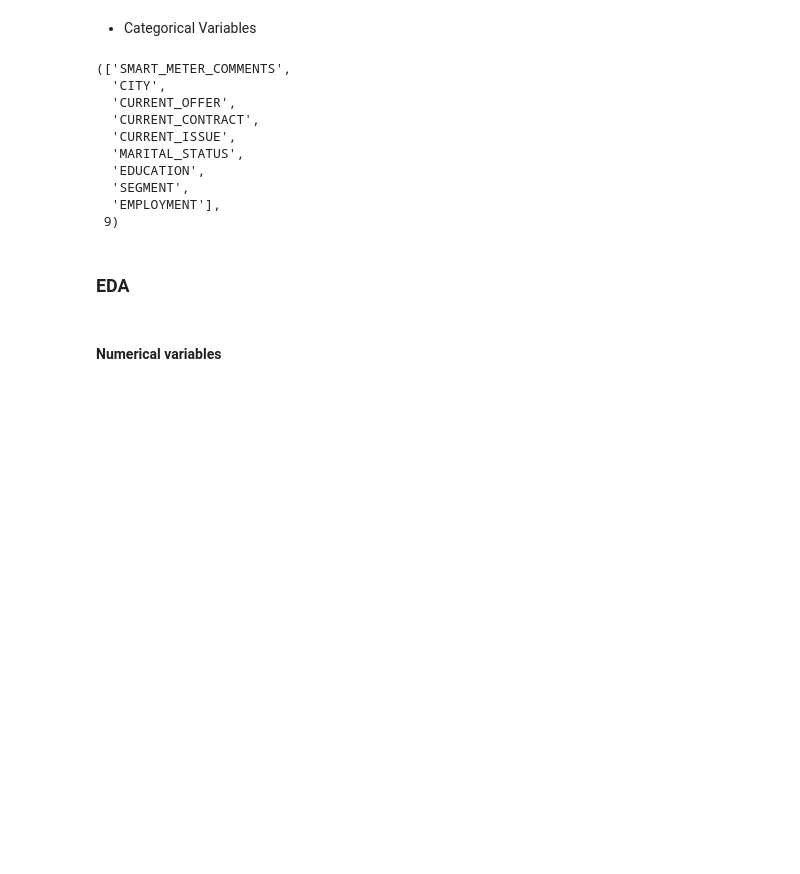
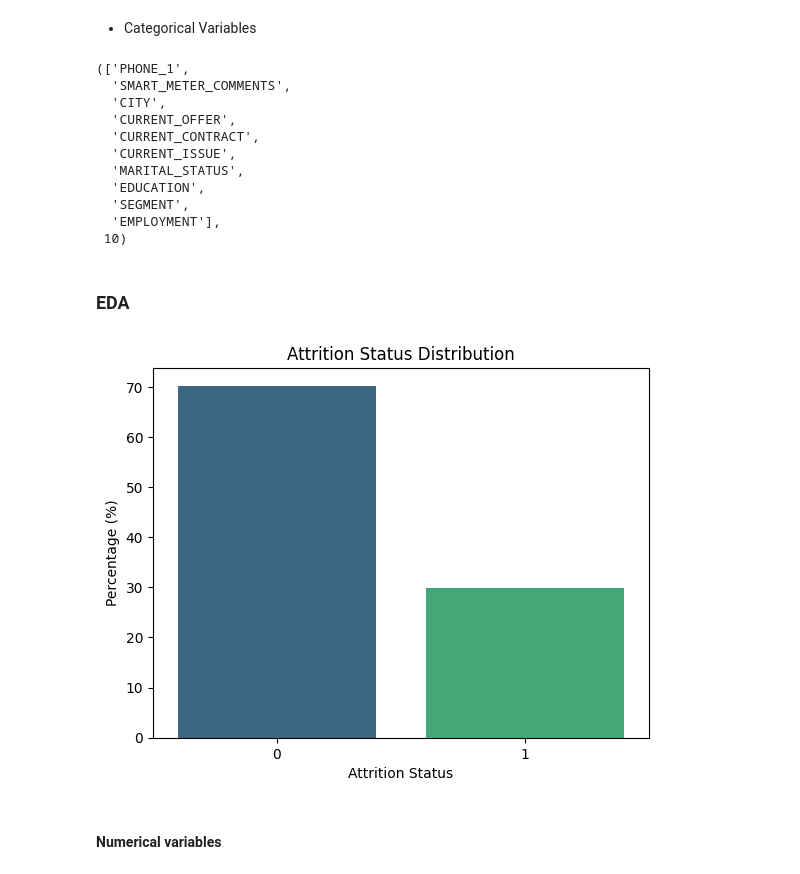
Before and after one commit to hiu04/Attrition_Project, a Jupyter notebook: Attrition_View.ipynb, the cells around one changed output. Saved outputs shown, nothing was run; the diff lists cells and outputs as text; code cells hidden in the pictures; blank space fills up the shorter version.

```diff
--- a/Attrition_View.ipynb
+++ b/Attrition_View.ipynb
@@ -43,6 +45,6 @@ There are 65000 observations and 30 variables in this dataset. Notice that CURRE
 # %%
 # Unnecessary columns
-non_feature_cols = ['CUSTOMER_ID', 'FIRST_NAME', 'LAST_NAME', 'PHONE_1', 'EMAIL']
+non_feature_cols = ['CUSTOMER_ID', 'FIRST_NAME', 'LAST_NAME', 'EMAIL']
 
 # Drop unnecessary columns and update dataset
 data = data.drop(columns=non_feature_cols)
@@ -80,3 +82,6 @@ pd.unique(data['GENDER_ID']) # Can added to dummy variables
 # %% [output]
 array([2, 1])
+# %%
+# Adjusting binary variables encoded as 1 and 2 to be 0 and 1
+data['GENDER_ID'] = data['GENDER_ID'] - 1
 # %%
@@ -111,7 +116,8 @@ categorical_vars = [column for column in data.columns
 # %%
 categorical_vars, len(categorical_vars)
 # %% [output]
-(['SMART_METER_COMMENTS',
+(['PHONE_1',
+  'SMART_METER_COMMENTS',
   'CITY',
   'CURRENT_OFFER',
   'CURRENT_CONTRACT',
@@ -120,9 +126,28 @@ categorical_vars, len(categorical_vars)
   'EDUCATION',
   'SEGMENT',
   'EMPLOYMENT'],
- 9)
+ 10)
 # %% [markdown]
 ### EDA
+# %%
+import matplotlib.pyplot as plt
+import seaborn as sns
+
+
+# Counting the number of instances for each attrition status
+attrition_counts = data['ATTRITION_STATUS'].\
+value_counts(normalize=True) * 100
+
+# Plotting the attrition rate
+sns.barplot(x=attrition_counts.index, y=attrition_counts.values, palette='viridis')
+plt.title('Attrition Status Distribution')
+plt.xlabel('Attrition Status')
+plt.ylabel('Percentage (%)')
+plt.xticks(range(len(attrition_counts.index)), attrition_counts.index)
+
+plt.show()
+# %% [output]
+[figure, added]
 # %% [markdown]
 #### Numerical variables
 # %% [markdown]
```
Also changed, not shown: parts of 43 cells of this notebook.
